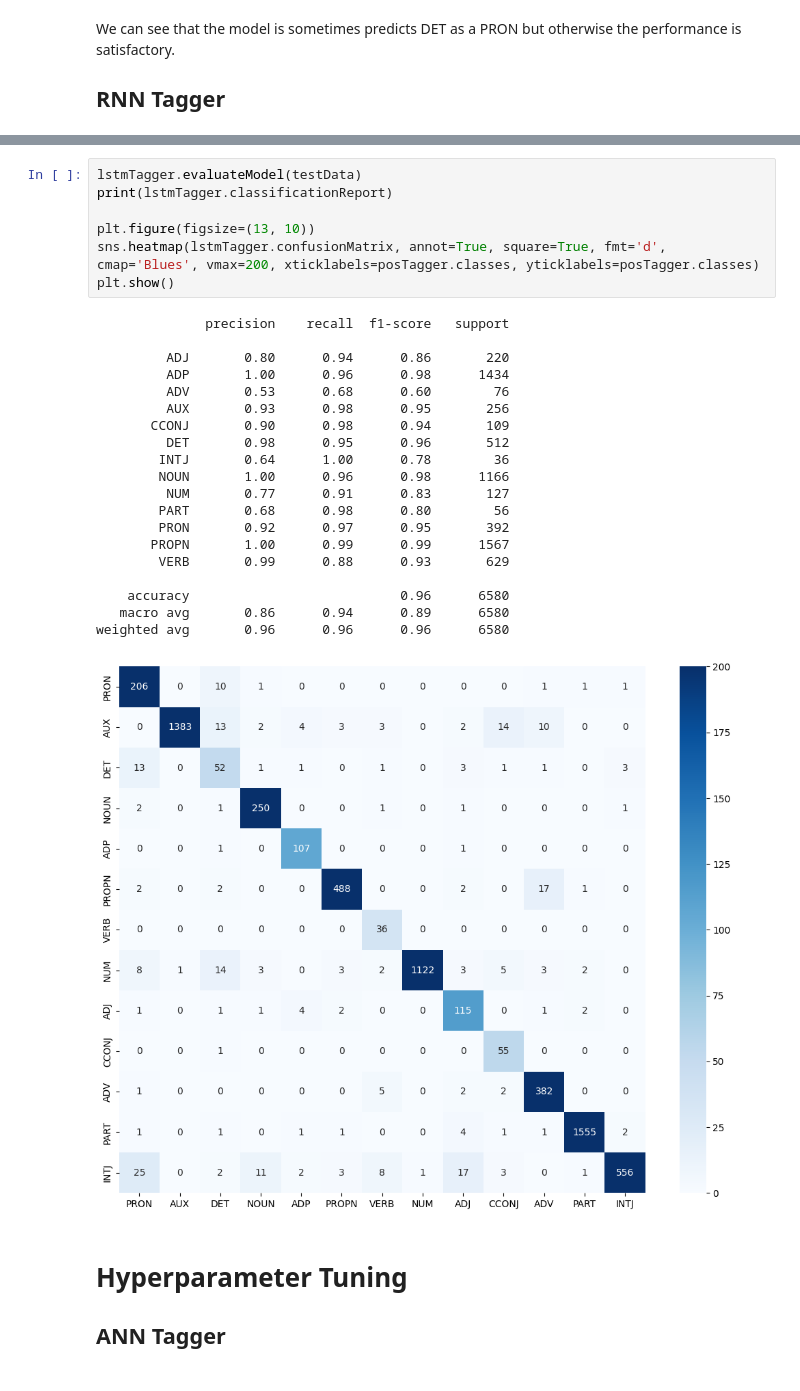
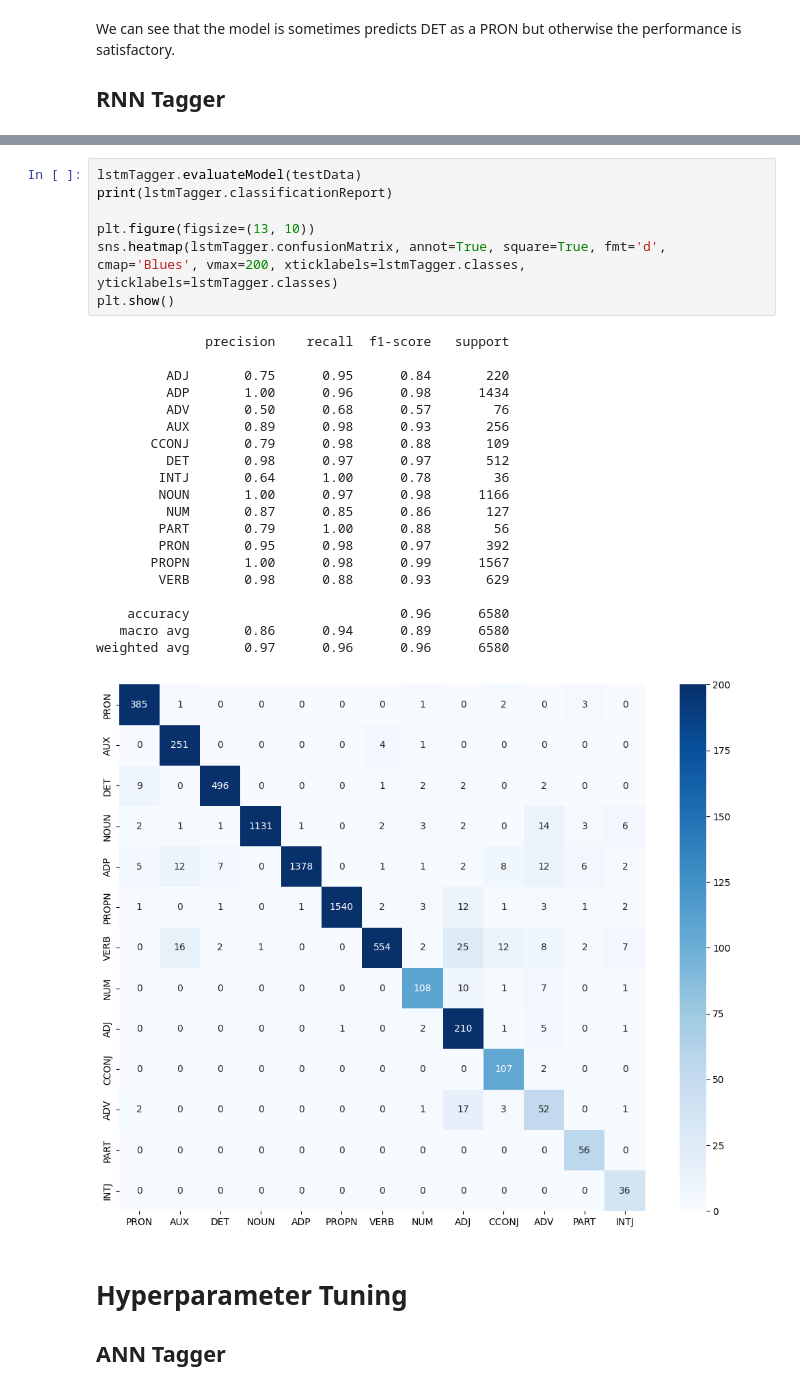
Before and after one commit to ashmitchamoli/Neural-POS-Tagging, a Jupyter notebook: AnnPosTagging.ipynb, the cells around one changed output, grey strips where cells are left out. Saved outputs shown, nothing was run; the diff lists cells and outputs as text.

```diff
--- a/AnnPosTagging.ipynb
+++ b/AnnPosTagging.ipynb
@@ -191,31 +191,31 @@ print(tabulate([['Sentence'] + sentence,
 # %%
 lstmTagger.evaluateModel(testData)
 print(lstmTagger.classificationReport)
 
 plt.figure(figsize=(13, 10))
-sns.heatmap(lstmTagger.confusionMatrix, annot=True, square=True, fmt='d', cmap='Blues', vmax=200, xticklabels=posTagger.classes, yticklabels=posTagger.classes)
+sns.heatmap(lstmTagger.confusionMatrix, annot=True, square=True, fmt='d', cmap='Blues', vmax=200, xticklabels=lstmTagger.classes, yticklabels=lstmTagger.classes)
 plt.show()
 # %% [output]
               precision    recall  f1-score   support
 
-         ADJ       0.80      0.94      0.86       220
+         ADJ       0.75      0.95      0.84       220
          ADP       1.00      0.96      0.98      1434
-         ADV       0.53      0.68      0.60        76
-         AUX       0.93      0.98      0.95       256
-       CCONJ       0.90      0.98      0.94       109
-         DET       0.98      0.95      0.96       512
+         ADV       0.50      0.68      0.57        76
+         AUX       0.89      0.98      0.93       256
+       CCONJ       0.79      0.98      0.88       109
+         DET       0.98      0.97      0.97       512
         INTJ       0.64      1.00      0.78        36
-        NOUN       1.00      0.96      0.98      1166
-         NUM       0.77      0.91      0.83       127
-        PART       0.68      0.98      0.80        56
-        PRON       0.92      0.97      0.95       392
-       PROPN       1.00      0.99      0.99      1567
-        VERB       0.99      0.88      0.93       629
+        NOUN       1.00      0.97      0.98      1166
+         NUM       0.87      0.85      0.86       127
+        PART       0.79      1.00      0.88        56
+        PRON       0.95      0.98      0.97       392
+       PROPN       1.00      0.98      0.99      1567
+        VERB       0.98      0.88      0.93       629
 
     accuracy                           0.96      6580
    macro avg       0.86      0.94      0.89      6580
-weighted avg       0.96      0.96      0.96      6580
+weighted avg       0.97      0.96      0.96      6580
-[figure, old version]
+[figure, new version]
 # %% [markdown]
 # Hyperparameter Tuning
 ## ANN Tagger
```
Also changed, not shown: parts of 15 cells of this notebook, 51 other files.
